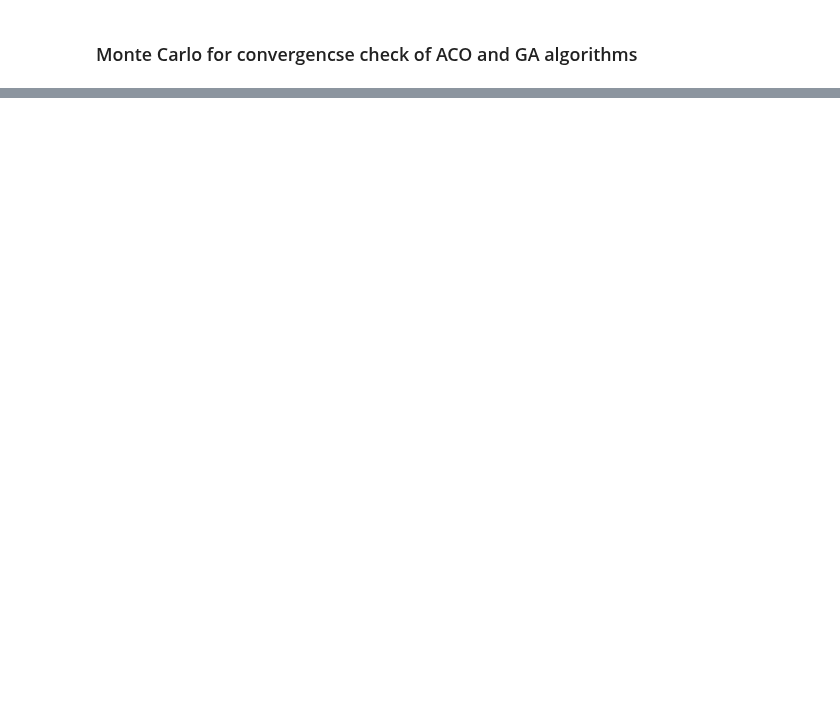
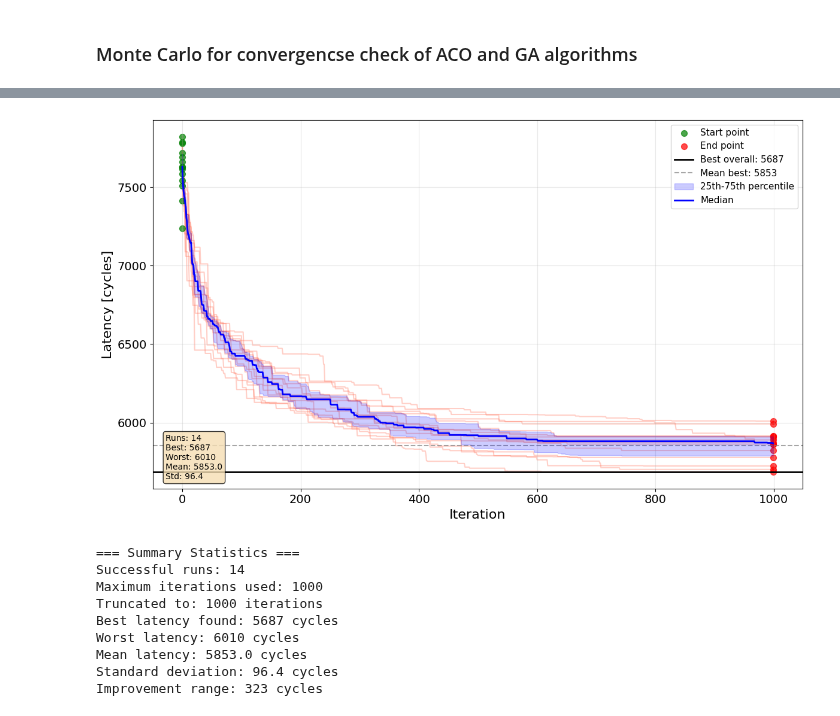
Before and after one commit to jjastrz14/ReNOS, a Jupyter notebook: notebooks/monte_carlo_convergence.ipynb, the cells around one changed output, grey strips where cells are left out. Drawn from its saved outputs; the diff is of its cells as text; code cells hidden in the pictures; blank space fills up the shorter version.

```diff
--- a/notebooks/monte_carlo_convergence.ipynb
+++ b/notebooks/monte_carlo_convergence.ipynb
@@ -162,0 +169,16 @@ Improvement range: 1240 cycles
+# %%
+#GA MC LeNet 1k it
+BASE_DIR = "../data/GA_run_array_1k_sss_MC"
+NAME_DIR = "GA_LeNet4"
+monte_carlo_convergence_analysis(BASE_DIR, NAME_DIR)
+# %% [output]
+[figure, added]
+=== Summary Statistics ===
+Successful runs: 14
+Maximum iterations used: 1000
+Truncated to: 1000 iterations
+Best latency found: 5687 cycles
+Worst latency: 6010 cycles
+Mean latency: 5853.0 cycles
+Standard deviation: 96.4 cycles
+Improvement range: 323 cycles
```
Also changed, not shown: parts of 3 cells of this notebook, 3 other files.
